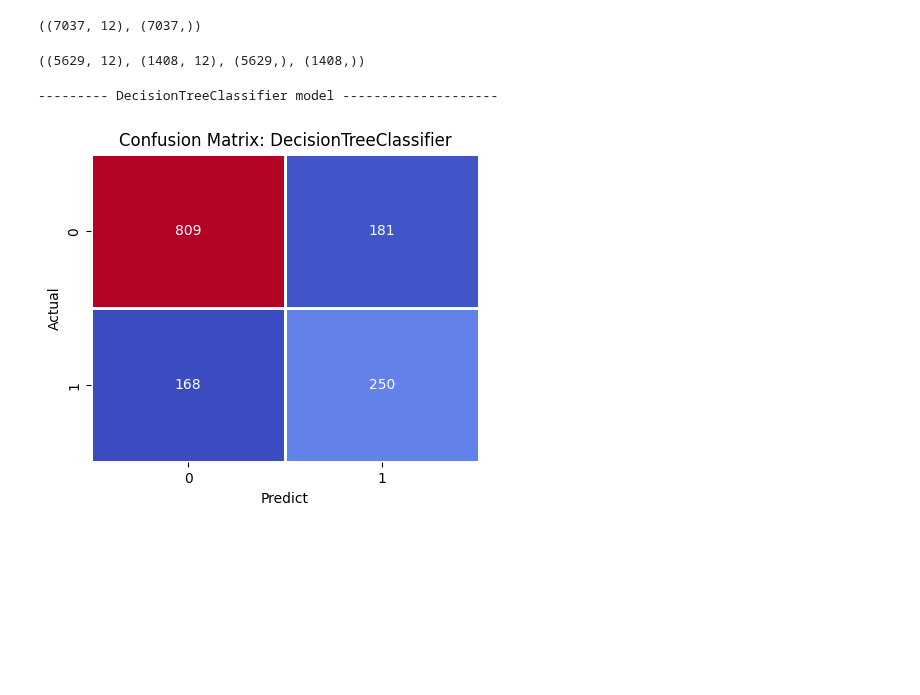
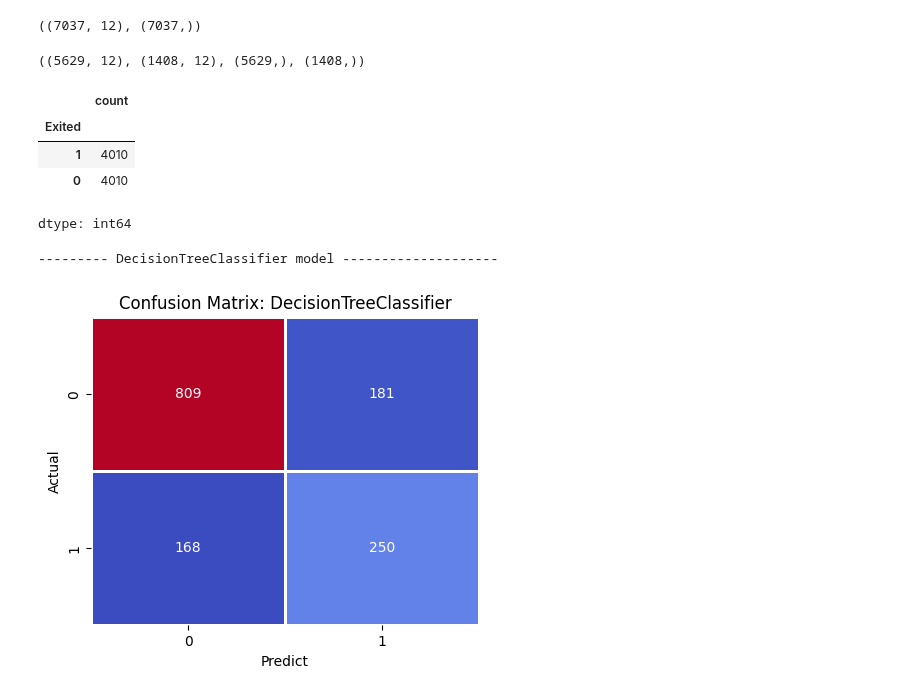
Before and after one commit to sarmuh/Bank-Customer-Churn-ML, a Jupyter notebook: CUSTOMER_CHURN_P3.ipynb, the cells around one changed output. Cells and saved outputs as stored; diff of their text form; code cells hidden in the pictures; blank space fills up the shorter version.

```diff
--- a/CUSTOMER_CHURN_P3.ipynb
+++ b/CUSTOMER_CHURN_P3.ipynb
@@ -74,6 +77,14 @@ esti = MiniBatchKMeans(n_clusters=50,random_state=11)
 sm = KMeansSMOTE(kmeans_estimator=esti,random_state=14)
 
 X_train_sm,y_train_sm = sm.fit_resample(X_train,y_train)
+# %%
+y_train_sm.value_counts()
+# %% [output]
+|  | count |
+| Exited |  |
+| 1 | 4010 |
+| 0 | 4010 |
+dtype: int64
 # %%
 models_tree = {
   'DecisionTreeClassifier' : DecisionTreeClassifier(),
```
Also changed, not shown: parts of 4 cells of this notebook.
